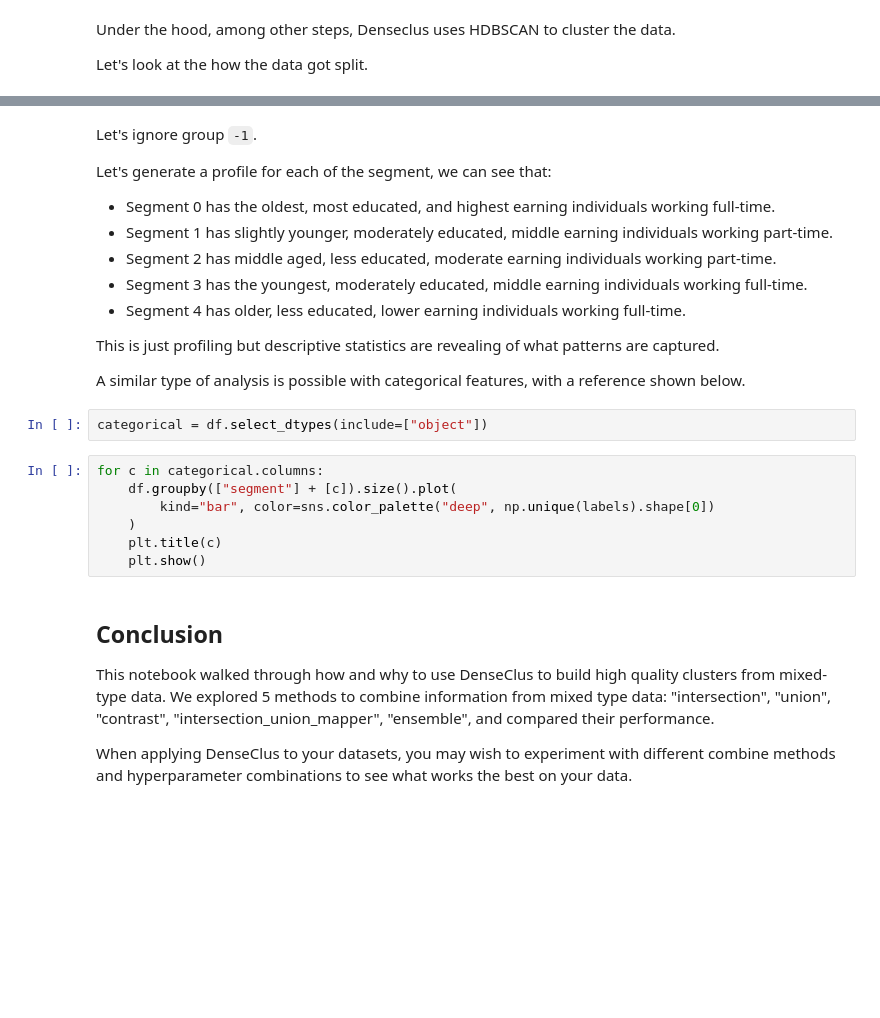
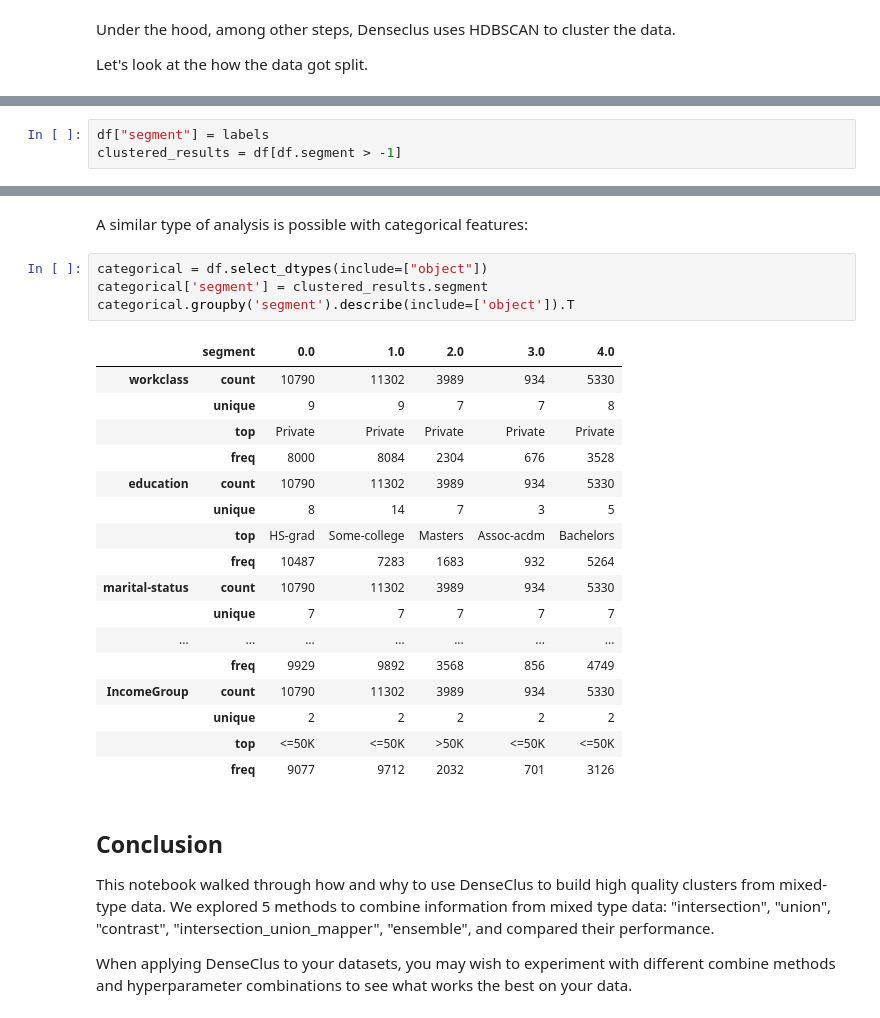
Before and after one commit to awslabs/amazon-denseclus, a Jupyter notebook: notebooks/DenseClusImplentation.ipynb, the cells around one changed output, grey strips where cells are left out. Saved outputs shown, nothing was run; the diff lists cells and outputs as text; blank space fills up the shorter version.

```diff
--- a/notebooks/DenseClusImplentation.ipynb
+++ b/notebooks/DenseClusImplentation.ipynb
@@ -345,0 +370,3 @@ df[numerics + ["segment"]].groupby(["segment"]).mean()
+# %%
+df["segment"] = labels
+clustered_results = df[df.segment > -1]
@@ -346,26 +384,28 @@ df[numerics + ["segment"]].groupby(["segment"]).mean()
 # %% [markdown]
-Let's ignore group `-1`.
 
-Let's generate a profile for each of the segment, we can see that:
-- Segment 0 has the oldest, most educated, and highest earning individuals working full-time.
-- Segment 1 has slightly younger, moderately educated, middle earning individuals working part-time.
-- Segment 2 has middle aged, less educated, moderate earning individuals working part-time.
-- Segment 3 has the youngest, moderately educated, middle earning individuals working full-time.
-- Segment 4 has older, less educated, lower earning individuals working full-time.
-
-
-This is just profiling but descriptive statistics are revealing of what patterns are captured.
-
-A similar type of analysis is possible with categorical features, with a reference shown below.
+A similar type of analysis is possible with categorical features:
-# %%
-categorical = df.select_dtypes(include=["object"])
-# %%
-for c in categorical.columns:
-    df.groupby(["segment"] + [c]).size().plot(
-        kind="bar", color=sns.color_palette("deep", np.unique(labels).shape[0])
-    )
-    plt.title(c)
-    plt.show()
+# %%
+categorical = df.select_dtypes(include=["object"])
+categorical['segment'] = clustered_results.segment
+categorical.groupby('segment').describe(include=['object']).T
+# %% [output]
+|  | segment | 0.0 | 1.0 | 2.0 | 3.0 | 4.0 |
+| workclass | count | 10790 | 11302 | 3989 | 934 | 5330 |
+|  | unique | 9 | 9 | 7 | 7 | 8 |
+|  | top | Private | Private | Private | Private | Private |
+|  | freq | 8000 | 8084 | 2304 | 676 | 3528 |
+| education | count | 10790 | 11302 | 3989 | 934 | 5330 |
+|  | unique | 8 | 14 | 7 | 3 | 5 |
+|  | top | HS-grad | Some-college | Masters | Assoc-acdm | Bachelors |
+|  | freq | 10487 | 7283 | 1683 | 932 | 5264 |
+| marital-status | count | 10790 | 11302 | 3989 | 934 | 5330 |
+|  | unique | 7 | 7 | 7 | 7 | 7 |
+| ... | ... | ... | ... | ... | ... | ... |
+|  | freq | 9929 | 9892 | 3568 | 856 | 4749 |
+| IncomeGroup | count | 10790 | 11302 | 3989 | 934 | 5330 |
+|  | unique | 2 | 2 | 2 | 2 | 2 |
+|  | top | <=50K | <=50K | >50K | <=50K | <=50K |
+|  | freq | 9077 | 9712 | 2032 | 701 | 3126 |
 # %% [markdown]
 ## Conclusion
 
```
Also changed, not shown: parts of 9 cells of this notebook, 1 other file.
